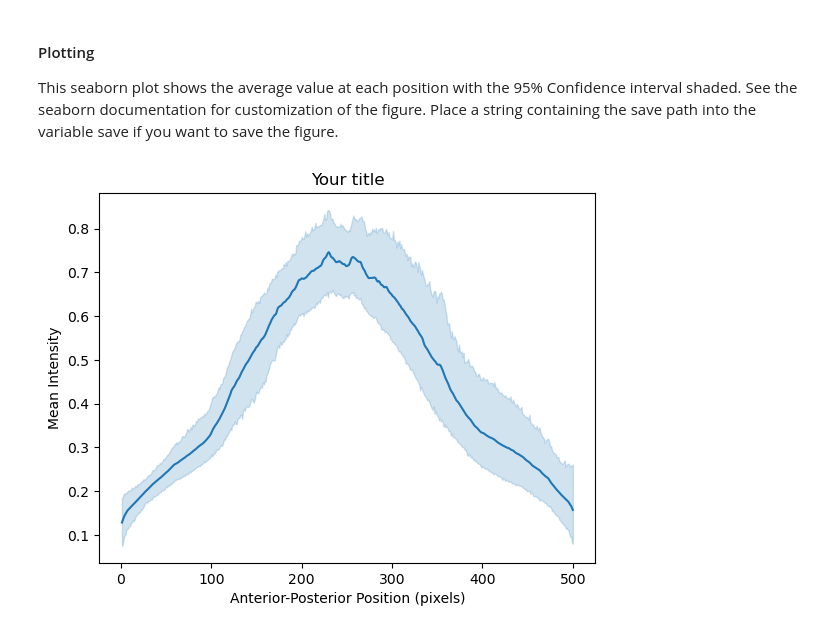
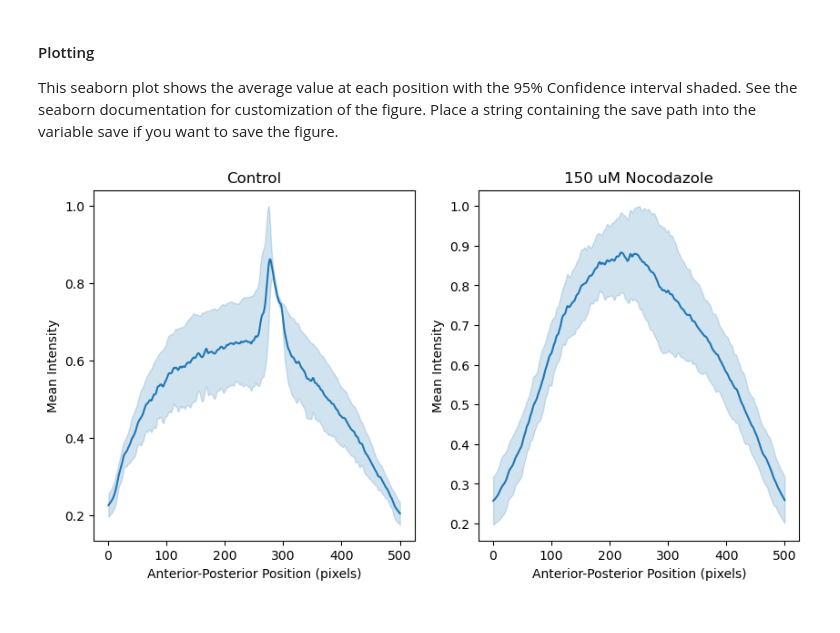
Before and after one commit to moore-andrew05/bactoquant, a Jupyter notebook: NALY_IMAGE.ipynb, the cells around one changed output. Saved outputs shown, nothing was run; the diff lists cells and outputs as text; code cells hidden in the pictures.

```diff
--- a/NALY_IMAGE.ipynb
+++ b/NALY_IMAGE.ipynb
@@ -80,12 +84,24 @@ This seaborn plot shows the average value at each position with the 95% Confiden
 # %%
 save = None
 # %%
-ax = sns.lineplot(data=plotting_df, x="pos", y="intensity")
-ax.set(ylabel="Mean Intensity",
-    xlabel = "Anterior-Posterior Position (pixels)",
-    title = "Your title");
-
-if save is not None:
-    plt.savefig(save)
+def make_seaborn_lineplot(data):
+    ax = sns.lineplot(data=data, x="pos", y="intensity")
+    ax.set(ylabel="Mean Intensity",
+        xlabel = "Anterior-Posterior Position (pixels)",
+        title = "Your title");
+    return ax
-# %% [output]
-[figure, removed]
+# %%
+fig, axes = plt.subplots(1, 2, figsize=(10, 5))
+ax1 = sns.lineplot(data=control_data, x="pos", y="intensity", ax=axes[0])
+ax1.set(ylabel="Mean Intensity",
+    xlabel = "Anterior-Posterior Position (pixels)",
+    title = "Control");
+
+ax2 = sns.lineplot(data=treatment_data, x="pos", y="intensity", ax=axes[1])
+ax2.set(ylabel="Mean Intensity",
+    xlabel = "Anterior-Posterior Position (pixels)",
+    title = "150 uM Nocodazole");
+
+fig.savefig("2panel.svg", dpi=300)
+# %% [output]
+[figure, added]
```
Also changed, not shown: parts of 5 cells of this notebook, 1 other file.
